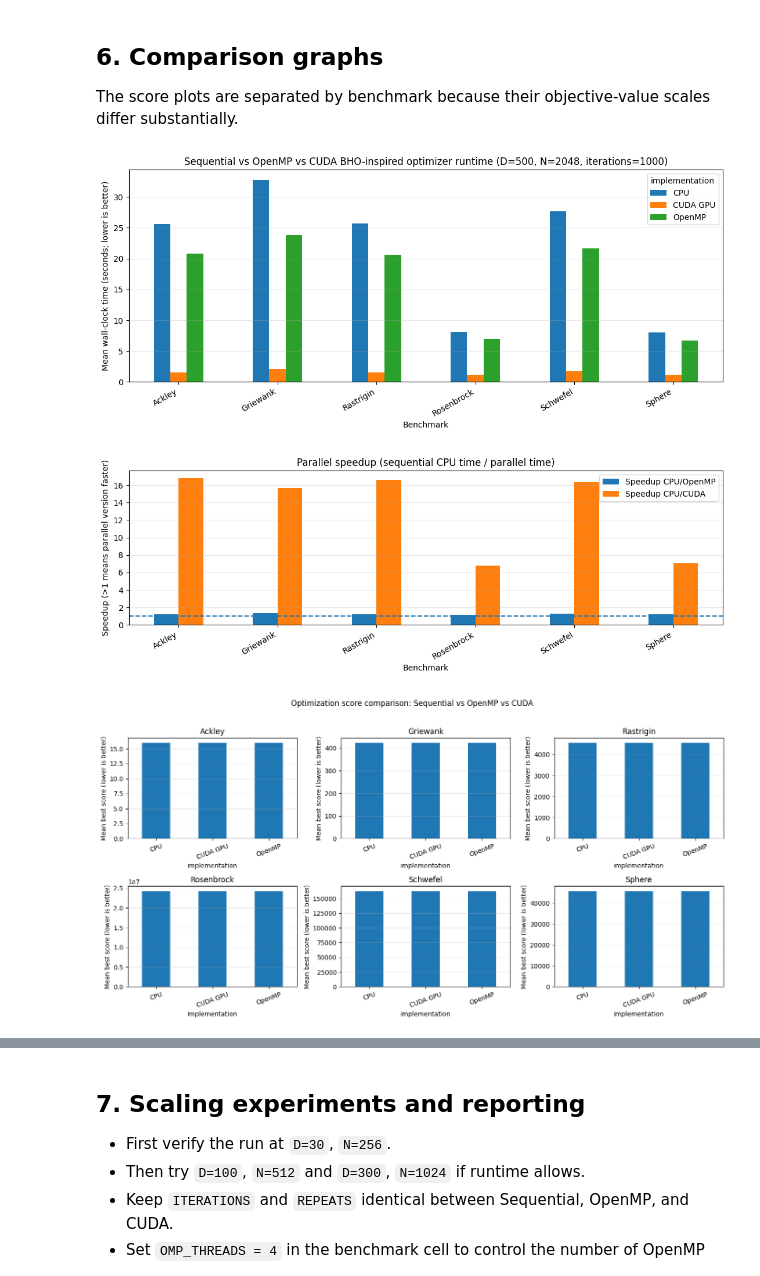
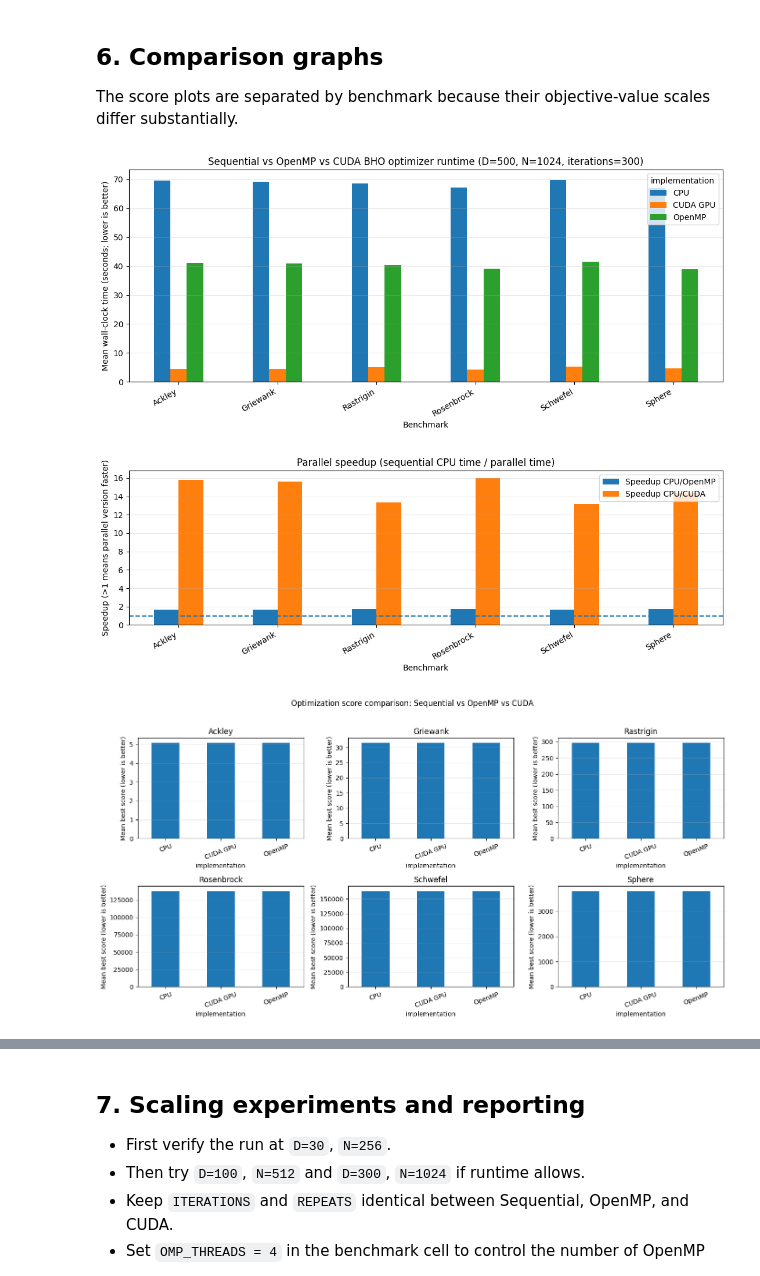
Before and after one commit to AdityaVerma126/Bounty-hunter-optimizer-parallel-version, a Jupyter notebook: BHO_Sequential_OpenMP_CUDA_Comparison-2.ipynb, the cells around one changed output, grey strips where cells are left out. Saved outputs shown, nothing was run; the diff lists cells and outputs as text; code cells hidden in the pictures.

```diff
--- a/BHO_Sequential_OpenMP_CUDA_Comparison-2.ipynb
+++ b/BHO_Sequential_OpenMP_CUDA_Comparison-2.ipynb
@@ -177,8 +833,8 @@ All three implementations use the same benchmark functions, dimensions, populati
 # %%
 # Recommended first run; increase after checking that everything works.
 D = 500
-POPULATION = 2048
-ITERATIONS = 1000
+POPULATION = 1024
+ITERATIONS = 300
 REPEATS = 3
 OMP_THREADS = 4  # Change to the number of CPU threads you want to test
 os.environ["OMP_NUM_THREADS"] = str(OMP_THREADS)
@@ -289,38 +947,38 @@ Saved raw trials, summary, and comparison CSV files.
 The score plots are separated by benchmark because their objective-value scales differ substantially.
 # %%
 ax = times.plot(kind="bar", figsize=(11, 5))
-ax.set_title(f"Sequential vs OpenMP vs CUDA BHO-inspired optimizer runtime (D={D}, N={POPULATION}, iterations={ITERATIONS})")
+ax.set_title(f"Sequential vs OpenMP vs CUDA BHO optimizer runtime (D={D}, N={POPULATION}, iterations={ITERATIONS})")
 ax.set_ylabel("Mean wall-clock time (seconds; lower is better)")
 ax.set_xlabel("Benchmark")
 ax.grid(axis="y", alpha=0.3)
 plt.xticks(rotation=30, ha="right")
 plt.tight_layout()
 plt.show()
 
 ax = comparison[["Speedup CPU/OpenMP", "Speedup CPU/CUDA"]].plot(kind="bar", figsize=(11, 4))
 ax.axhline(1.0, linestyle="--")
 ax.set_title("Parallel speedup (sequential CPU time / parallel time)")
 ax.set_ylabel("Speedup (>1 means parallel version faster)")
 ax.set_xlabel("Benchmark")
 ax.grid(axis="y", alpha=0.3)
 plt.xticks(rotation=30, ha="right")
 plt.tight_layout()
 plt.show()
 
 functions = list(scores.index)
 fig, axes = plt.subplots(2, 3, figsize=(14, 7))
 for ax, fn in zip(axes.flat, functions):
     scores.loc[fn].plot(kind="bar", ax=ax)
     ax.set_title(fn)
     ax.set_ylabel("Mean best score (lower is better)")
     ax.tick_params(axis="x", rotation=20)
     ax.grid(axis="y", alpha=0.3)
 for ax in axes.flat[len(functions):]:
     ax.set_visible(False)
 fig.suptitle("Optimization score comparison: Sequential vs OpenMP vs CUDA", y=1.02)
 plt.tight_layout()
 plt.show()
 # %% [output]
-[figure, old version]
+[figure, new version]
-[figure, old version]
+[figure, new version]
-[figure, old version]
+[figure, new version]
```
Also changed, not shown: parts of 7 cells of this notebook, 2 other files.
